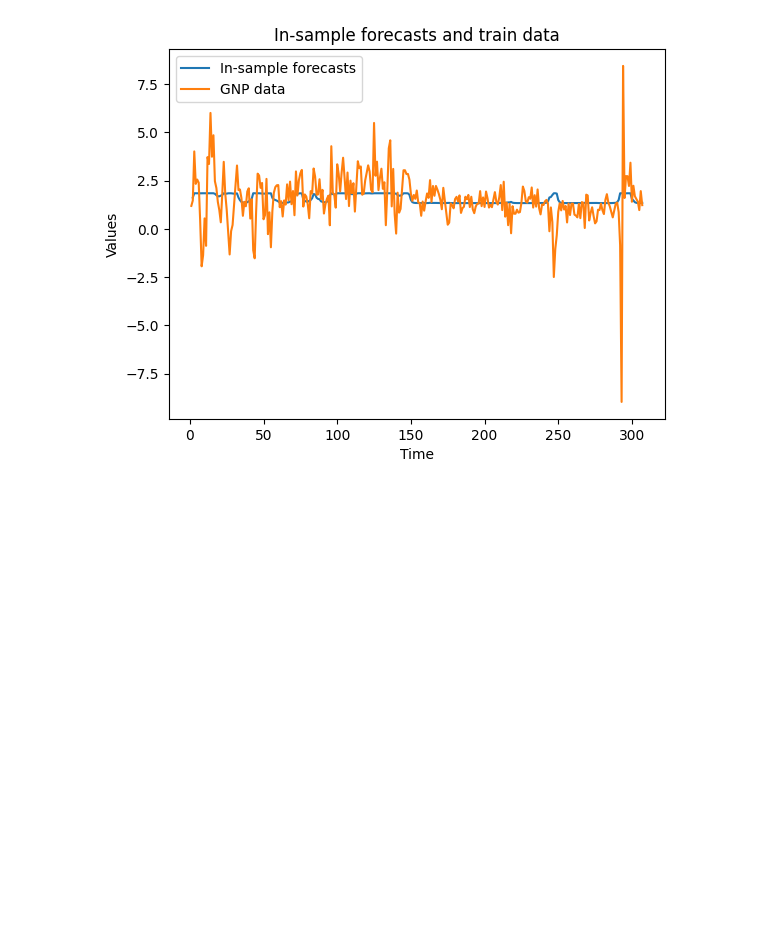
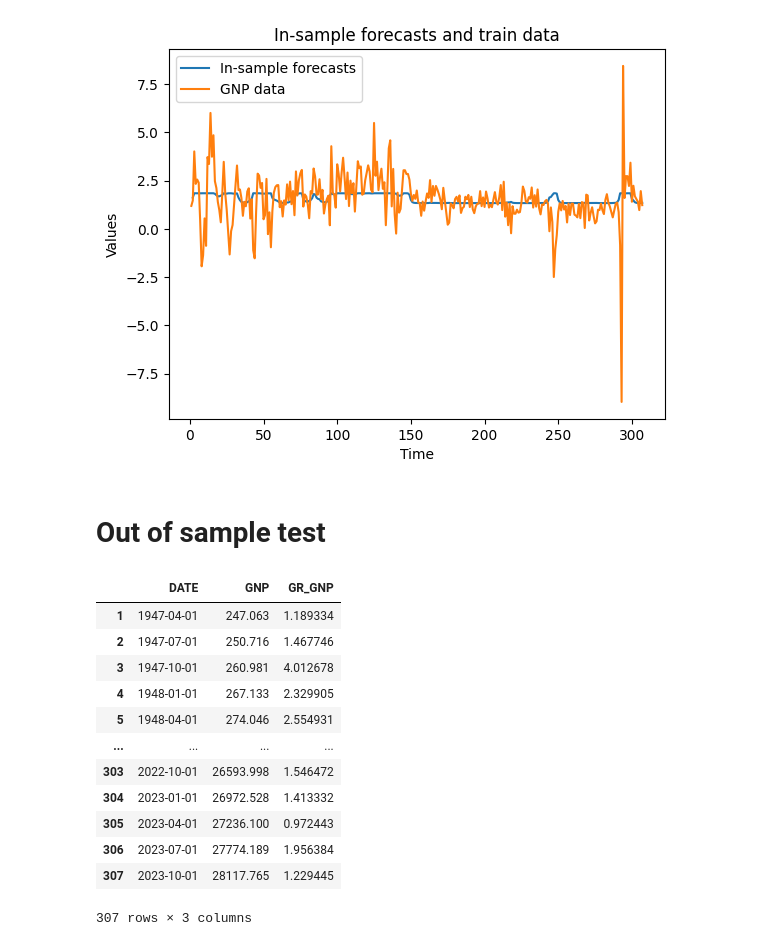
Before and after one commit to AxelFritz2/Optimal-Forecasts-from-Markov-Switching-Models, a Jupyter notebook: Data_analysis.ipynb, the cells around one changed output. Drawn from its saved outputs; the diff is of its cells as text; code cells hidden in the pictures; blank space fills up the shorter version.

```diff
--- a/Data_analysis.ipynb
+++ b/Data_analysis.ipynb
@@ -225,3 +229,21 @@ plt.legend()
 plt.show()
 # %% [output]
 [figure]
+# %% [markdown]
+# Out of sample test
+# %%
+df
+# %% [output]
+|  | DATE | GNP | GR_GNP |
+| 1 | 1947-04-01 | 247.063 | 1.189334 |
+| 2 | 1947-07-01 | 250.716 | 1.467746 |
+| 3 | 1947-10-01 | 260.981 | 4.012678 |
+| 4 | 1948-01-01 | 267.133 | 2.329905 |
+| 5 | 1948-04-01 | 274.046 | 2.554931 |
+| ... | ... | ... | ... |
+| 303 | 2022-10-01 | 26593.998 | 1.546472 |
+| 304 | 2023-01-01 | 26972.528 | 1.413332 |
+| 305 | 2023-04-01 | 27236.100 | 0.972443 |
+| 306 | 2023-07-01 | 27774.189 | 1.956384 |
+| 307 | 2023-10-01 | 28117.765 | 1.229445 |
+307 rows × 3 columns
```
Also changed, not shown: parts of 5 cells of this notebook.
